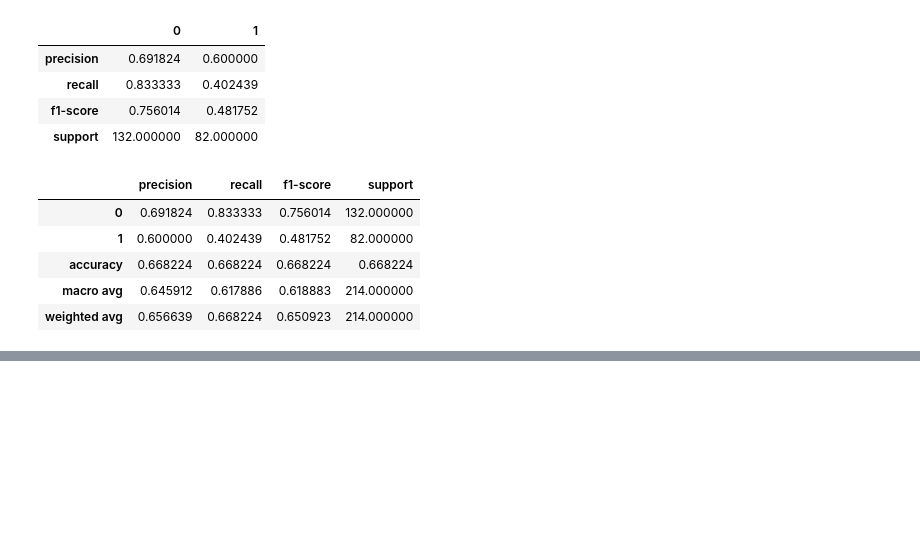
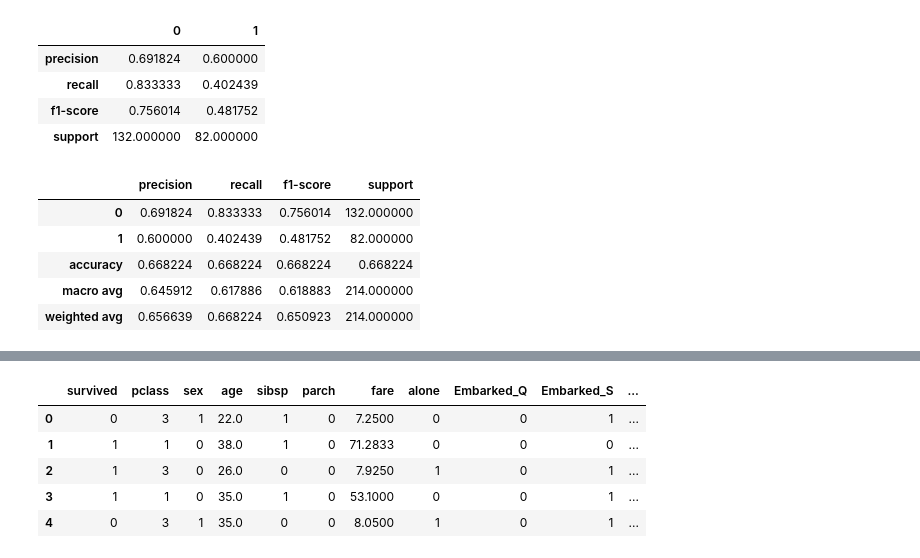
Before and after one commit to o0amandagomez0o/classification-exercises, a Jupyter notebook: model.ipynb, the cells around one changed output, grey strips where cells are left out. Saved outputs shown, nothing was run; the diff lists cells and outputs as text; code cells hidden in the pictures; blank space fills up the shorter version.

```diff
--- a/model.ipynb
+++ b/model.ipynb
@@ -1390,0 +1434,36 @@ display(e, f)
+# %%
+def cleantitanic(df):
+    """
+    clean_titanic will take an acquired df and
+    covert sex column to boolean 'is_female' col
+    encode "embarked" & "class" columns & add them to the end
+    and drop 'age' & 'deck' cols due to NaNs
+    'passenger_id' due to un-necessity
+    'embark_town', 'embarked', 'sex', 'pclass', 'class' due to redundancy/enew encoded cols
+
+    return: single cleaned dataframe
+    """
+
+
+#    df["is_female"] = df.sex == "Female"
+    embarked_dummies = pd.get_dummies(df.embarked, prefix='Embarked', drop_first=True)
+    class_dummies = pd.get_dummies(df.pclass, prefix='class', drop_first=True)
+
+    dropcols = ['deck', 'passenger_id', 'embarked', 'class', 'embark_town']
+    df.drop(columns= dropcols, inplace=True)
+
+    df = pd.concat([df, embarked_dummies, class_dummies], axis =1)
+    df = df.replace(['female', 'male'], [0, 1])
+    df.dropna(how = 'any', inplace = True)
+
+    return df
+# %%
+df = cleantitanic(df)
+df.head()
+# %% [output]
+|  | survived | pclass | sex | age | sibsp | parch | fare | alone | Embarked_Q | Embarked_S | ... |
+| 0 | 0 | 3 | 1 | 22.0 | 1 | 0 | 7.2500 | 0 | 0 | 1 | ... |
+| 1 | 1 | 1 | 0 | 38.0 | 1 | 0 | 71.2833 | 0 | 0 | 0 | ... |
+| 2 | 1 | 3 | 0 | 26.0 | 0 | 0 | 7.9250 | 1 | 0 | 1 | ... |
+| 3 | 1 | 1 | 0 | 35.0 | 1 | 0 | 53.1000 | 0 | 0 | 1 | ... |
+| 4 | 0 | 3 | 1 | 35.0 | 0 | 0 | 8.0500 | 1 | 0 | 1 | ... |
```
Also changed, not shown: parts of 43 cells of this notebook, 4 other files.
